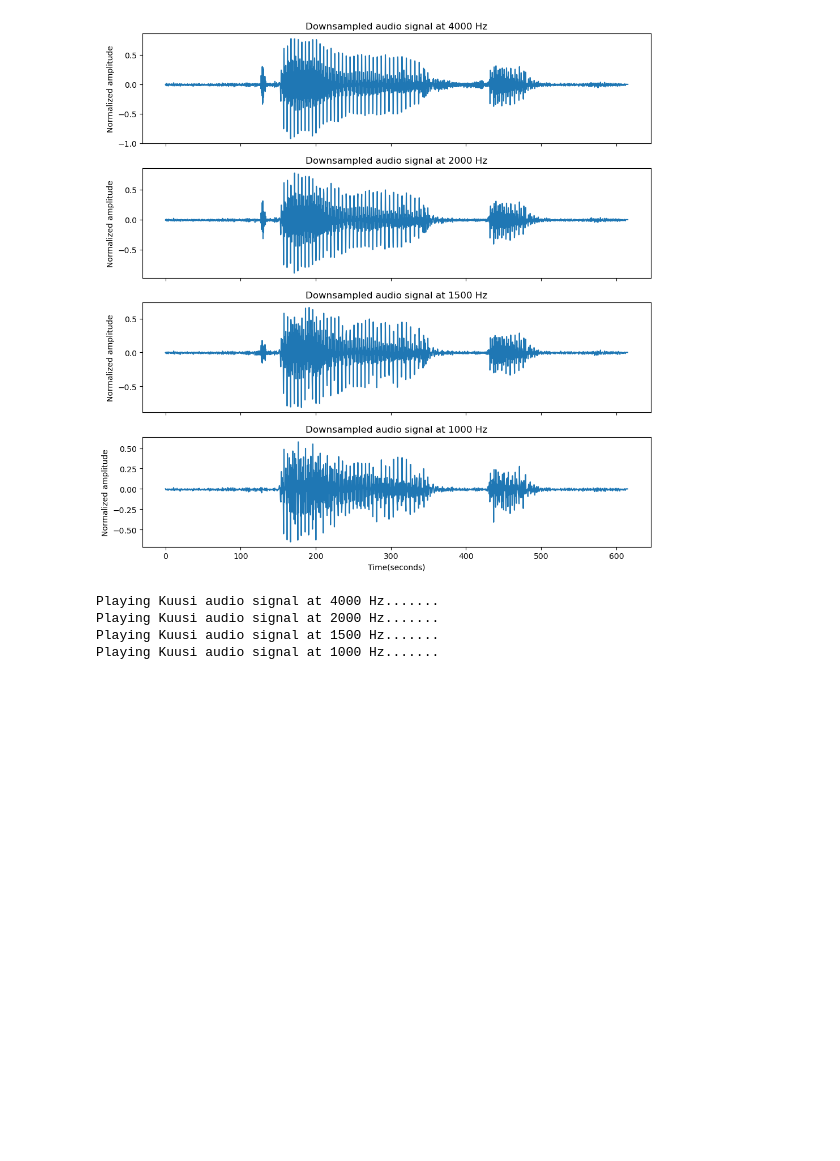
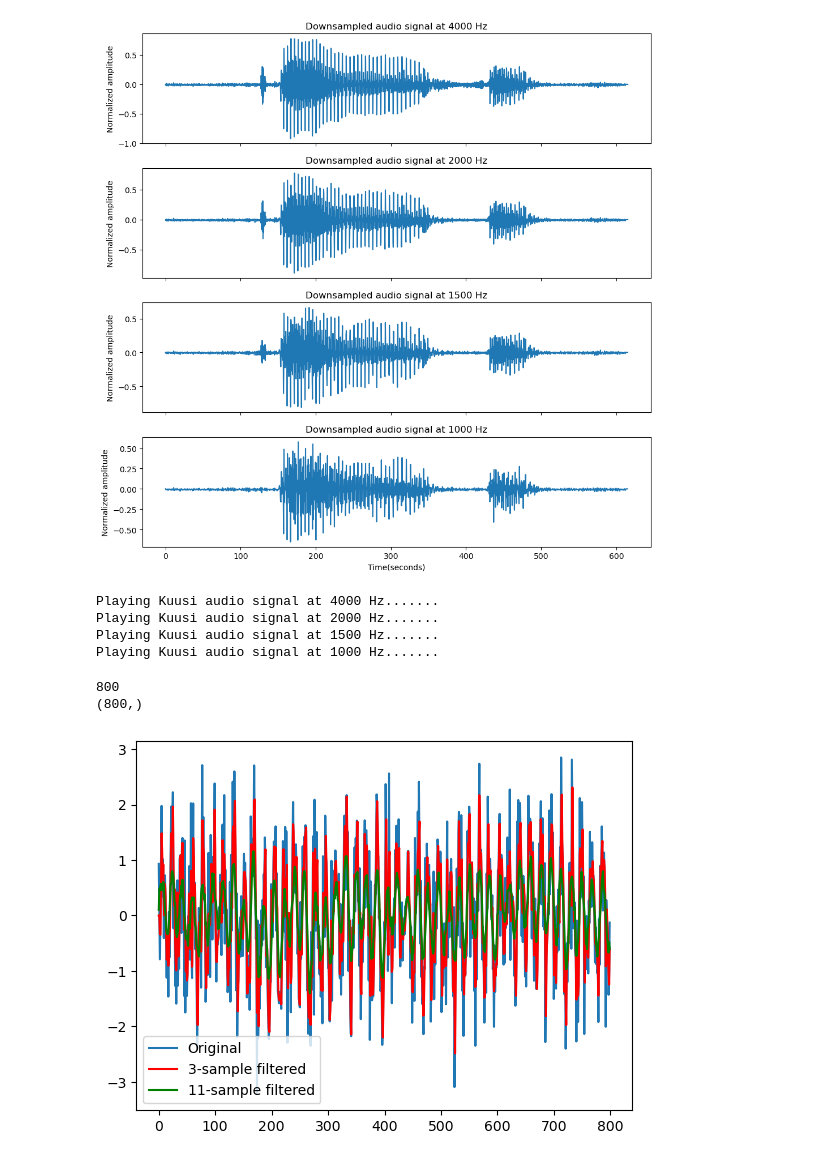
Before and after one commit to Ahmed-Estiak/miscellaneous_time_seies_analysis_using_machine_learning, a Jupyter notebook: ts_exercise_1.ipynb, the cells around one changed output. Saved outputs shown, nothing was run; the diff lists cells and outputs as text; code cells hidden in the pictures; blank space fills up the shorter version.

Commit message:
audio added and moving average filter block added

```diff
--- a/ts_exercise_1.ipynb
+++ b/ts_exercise_1.ipynb
@@ -53,3 +53,66 @@ Playing Kuusi audio signal at 4000 Hz.......
 Playing Kuusi audio signal at 2000 Hz.......
 Playing Kuusi audio signal at 1500 Hz.......
 Playing Kuusi audio signal at 1000 Hz.......
+# %%
+#average_filter.py
+#Jari Turunen, TUNI
+import numpy as np
+from numpy import cos, sin, pi, absolute, arange, mean
+from matplotlib import pyplot as plt
+from scipy.stats import skew,kurtosis
+fs=8000     #sampling frequency Hz
+freq=440	#Hertz
+end_time = 0.1
+time = np.arange(0,end_time,1/fs)  # start, stop, step #time series vector
+print(len(time))
+y=sin(2*pi*freq*time)+np.random.normal(loc=0.0, scale=0.8, size=[1, len(time)]) #sine curve + added gaussian noise
+y=y.squeeze()
+print(y.shape)
+
+len1=1 #length of the average filter (trend) (1+2*len)=window size
+len2=5 #longer trend (1+2*len2)
+x=y*0	#fast initialization
+x2=y*0
+#x3=x2
+#x4=x2
+for i in range(len(y)):
+	#print("%d / %d\n" % (i,len(y)))
+	start=i-len1
+	if start<1: #for initializing the window
+		start=1
+	start2=i-len2
+	if start2<1: #for initializing the window2
+		start2=1
+
+	ending=i+len1
+	if ending>len(y):   #taking care of the
+		ending=len(y)	#end of the window
+
+	ending2=i+len2
+	if ending2>len(y):  #taking care of the
+		ending2=len(y) 	#end of the window2
+
+	if len(y[start:ending])<2:
+		x[i]=0
+	else:
+		x[i]=np.mean(y[start:ending])  #sliding window mean
+	if len(y[start2:ending2])<2:
+		x2[i]=0
+	else:
+		x2[i]=np.mean(y[start2:ending2]) #sliding window mean
+		#x3[i]=skew(y[start2:ending2],axis=0, bias=True)
+		#x4[i]=kurtosis(y[start2:ending2],axis=0, bias=True)
+
+
+
+plt.plot(y)
+plt.plot(x,'r')
+plt.plot(x2,'g') #plot the results
+#plt.plot(x3,'b')
+#plt.plot(x4,'y') #plot the results
+plt.legend(['Original','3-sample filtered','11-sample filtered'])
+plt.show()
+# %% [output]
+800
+(800,)
+[figure, added]
```
